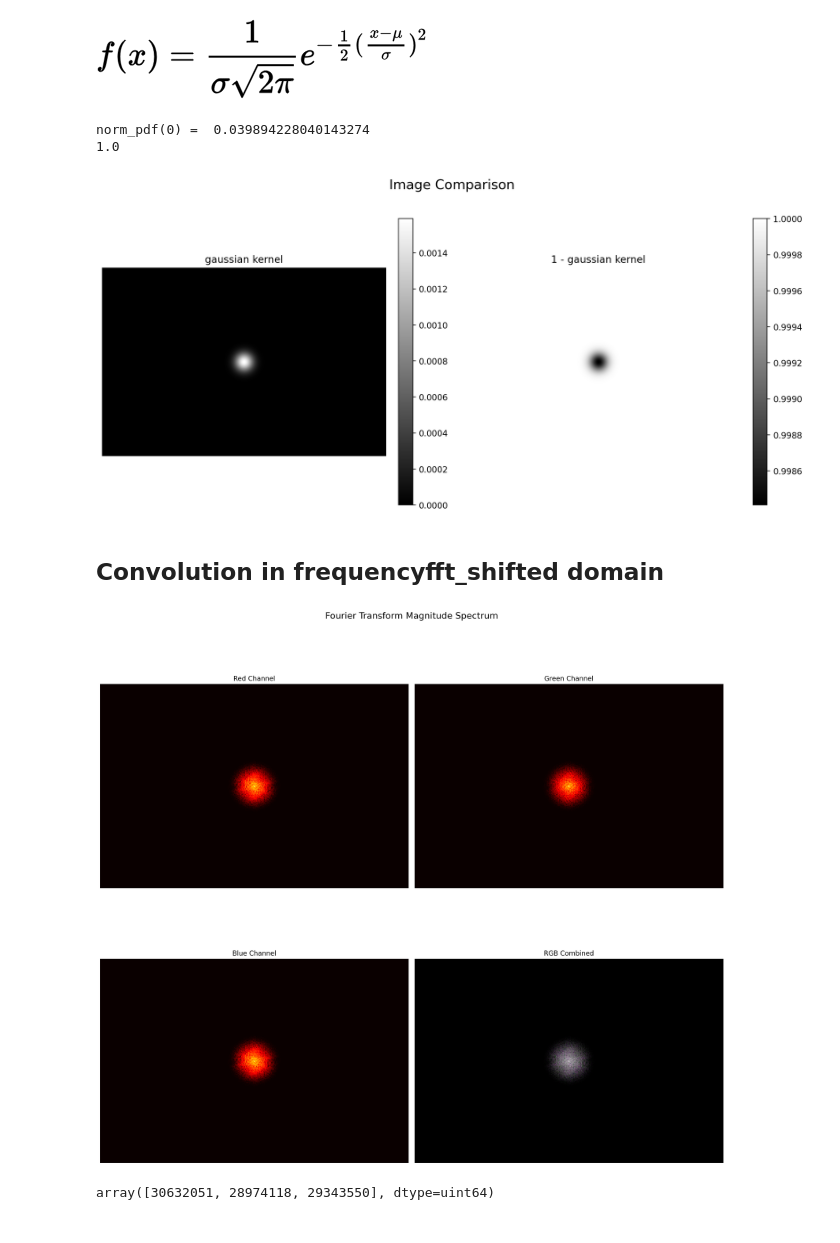
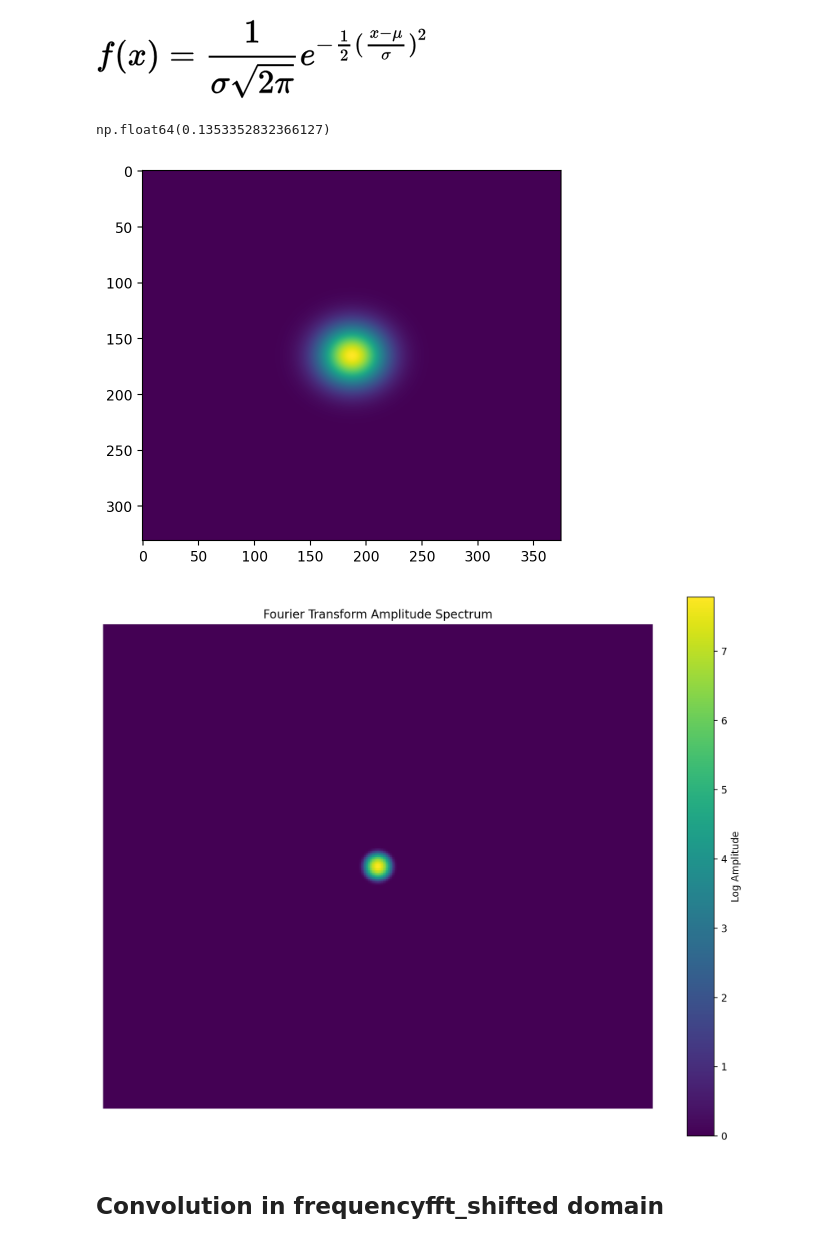
Before and after one commit to gdrui01/ComputerVision2024, a Jupyter notebook: CV2024_HW2/solution_1.ipynb, the cells around one changed output. Drawn from its saved outputs; the diff is of its cells as text; code cells hidden in the pictures.

```diff
--- a/CV2024_HW2/solution_1.ipynb
+++ b/CV2024_HW2/solution_1.ipynb
@@ -139,12 +169,17 @@ print(width, height)
 ## Conversion into frequency domain
 # %%
 def pos_to_freq(img):
-    fft_r = np.fft.fft2(A[:,:,0])
-    fft_g = np.fft.fft2(A[:,:,1])
-    fft_b = np.fft.fft2(A[:,:,2])
+    fft_r = np.fft.fft2(img[:,:,0])
+    fft_g = np.fft.fft2(img[:,:,1])
+    fft_b = np.fft.fft2(img[:,:,2])
 
     fft_combined = np.stack((fft_r, fft_g, fft_b), axis=2)
     fft_shifted = np.fft.fftshift(fft_combined)
+    return fft_shifted
+
+def pos_to_freq_grayscale(img):
+    fft = np.fft.fft2(img)
+    fft_shifted = np.fft.fftshift(fft)
     return fft_shifted
 
 def freq_to_pos(fft_shifted):
@@ -176,54 +211,41 @@ visualize_fft_channels(fft_shifted)
 ## Gaussian kernel
 # %% [markdown]
 ![obrazek.png](attachment:3d405a51-ff01-41da-986f-08bed6b5a247.png)
+# %%
+gaussian_high_pass(2,1)
+# %% [output]
+np.float64(0.1353352832366127)
 # %%
 def normal_dist_pdf(x, sigma):
     return 1 / (sigma * np.sqrt(2*np.pi)) \
             * np.exp(-1/2 * (x/sigma)**2)
+
+def gaussian_high_pass(x,D_0):
+    return np.exp(-1 * ((x**2) / 2) * (D_0 ** 2))
 # %%
-def gaussian_kernel_matrix(width, height, sigma):
-    x = np.linspace(0,width - 1, width)
-    y = np.linspace(0,height - 1, height)
+def gaussian_kernel(width, height, sigma):
+    x = np.linspace(-1,1, width)
+    y = np.linspace(-1,1, height)
 
     xv, yv = np.meshgrid(x,y)
 
-    xc = (width - 1) / 2
-    yc = (height - 1) / 2
+    xc = (width ) / 2
+    yc = (height) / 2
 
-    dist = np.sqrt((xv - xc)**2 + (yv - yc)**2)
+    dist = np.sqrt((xv)**2 + (yv) ** 2)
 
-    kernel = normal_dist_pdf(dist, sigma)
+    kernel = gaussian_high_pass(dist, sigma)
 
-    # plt.imshow(kernel)
-
-
-
-    kernel = kernel / np.sum(kernel)
-
-    print('norm_pdf(0) = ',normal_dist_pdf(0, sigma))
-    print(np.sum(kernel))
     return kernel
 
 
-K_low_pass = gaussian_kernel_matrix(width,height,10)
+K_low_pass = gaussian_kernel(width,height,9)
 
-K_high_pass = 1 -  K_low_pass
-# K_high_pass /= np.sum(K_high_pass)
+plt.imshow(K_low_pass)
 
-plot_images_side_by_side(K_low_pass, K_high_pass, title1="gaussian kernel", title2="1 - gaussian kernel")
+display_fft_amplitude(pos_to_freq_grayscale(K_low_pass))
 # %% [output]
-norm_pdf(0) =  0.039894228040143274
-1.0
-[figure, old version]
+[figure, new version]
+[figure, added]
 # %% [markdown]
 ## Convolution in frequencyfft_shifted domain
-# %%
-energy = np.sum(fft_shifted,axis=2)
-A_2 = fft_shifted * K_low_pass[:, :, np.newaxis]
-visualize_fft_channels(low_pass)
-# %% [output]
-[figure, removed]
-# %%
-np.sum(A, axis=(0,1))
-# %% [output]
-array([30632051, 28974118, 29343550], dtype=uint64)
```
Also changed, not shown: parts of 9 cells of this notebook, 2 other files.
